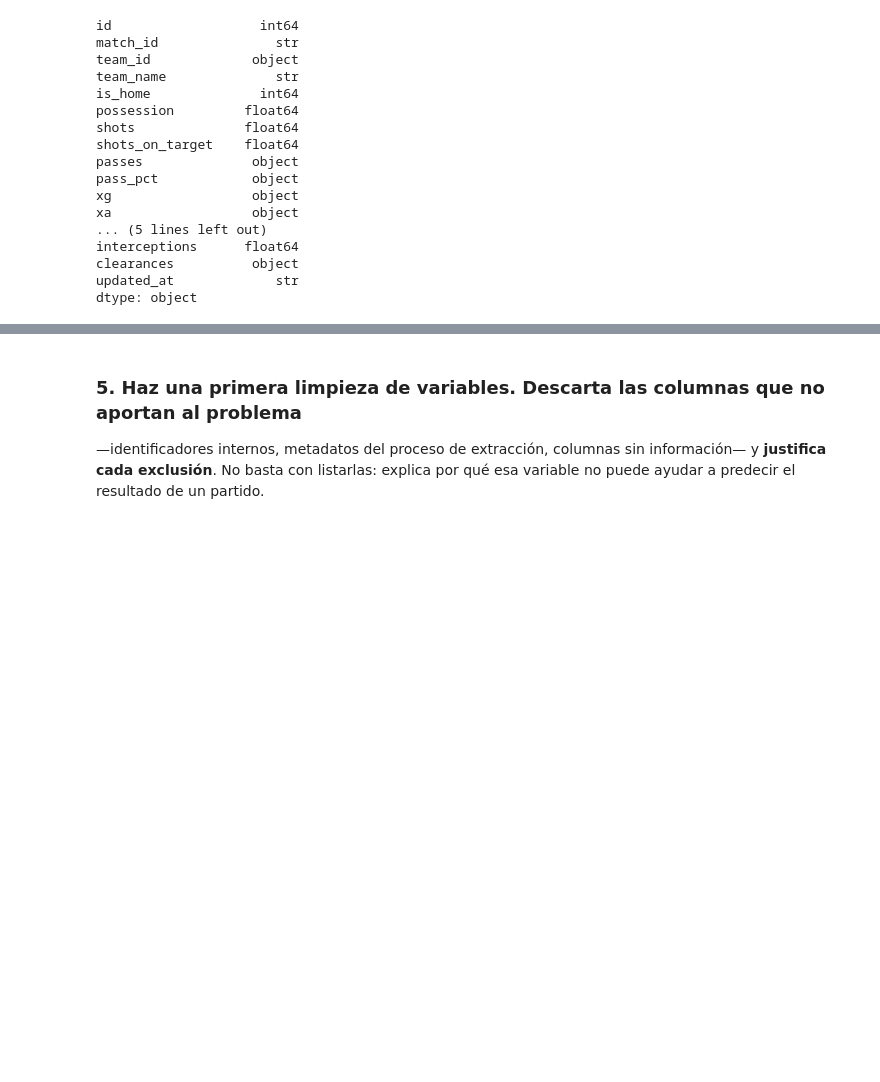
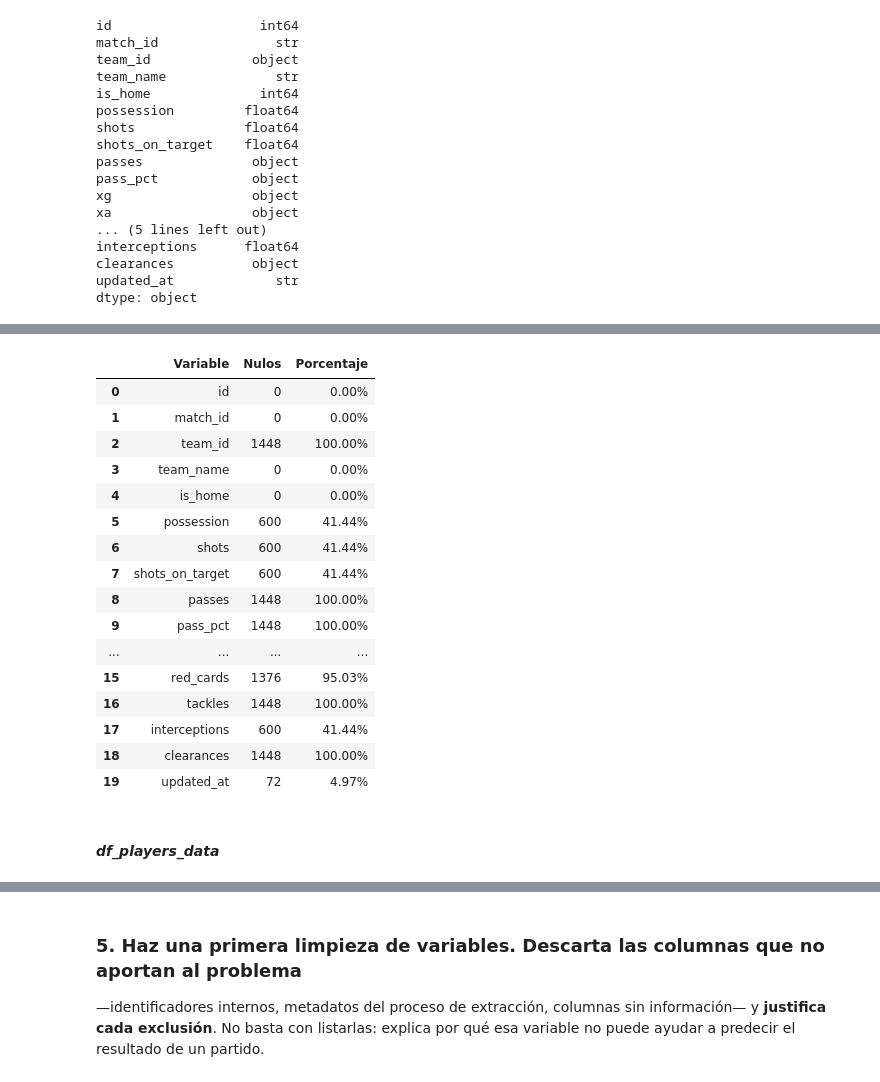
Before and after one commit to antobeni07/Parcial-1_Analitica, a Jupyter notebook: 01_Parcial_Mundial_2026.ipynb, the cells around one changed output, grey strips where cells are left out. Cells and saved outputs as stored; diff of their text form; code cells hidden in the pictures; blank space fills up the shorter version.

```diff
--- a/01_Parcial_Mundial_2026.ipynb
+++ b/01_Parcial_Mundial_2026.ipynb
@@ -795,0 +894,26 @@ df_players_data.head()
+# %%
+faltantes_matches_data = df_matches_data.isna().sum().reset_index()
+faltantes_matches_data.columns = ['Variable', 'Nulos']
+faltantes_matches_data['Porcentaje'] = (faltantes_matches_data['Nulos'] / len(df_matches_data) * 100).apply(lambda x: f"{x:.2f}%")
+
+faltantes_matches_data
+# %% [output]
+|  | Variable | Nulos | Porcentaje |
+| 0 | id | 0 | 0.00% |
+| 1 | match_id | 0 | 0.00% |
+| 2 | team_id | 1448 | 100.00% |
+| 3 | team_name | 0 | 0.00% |
+| 4 | is_home | 0 | 0.00% |
+| 5 | possession | 600 | 41.44% |
+| 6 | shots | 600 | 41.44% |
+| 7 | shots_on_target | 600 | 41.44% |
+| 8 | passes | 1448 | 100.00% |
+| 9 | pass_pct | 1448 | 100.00% |
+| ... | ... | ... | ... |
+| 15 | red_cards | 1376 | 95.03% |
+| 16 | tackles | 1448 | 100.00% |
+| 17 | interceptions | 600 | 41.44% |
+| 18 | clearances | 1448 | 100.00% |
+| 19 | updated_at | 72 | 4.97% |
+# %% [markdown]
+#### *df_players_data*
```
Also changed, not shown: parts of 22 cells of this notebook.
